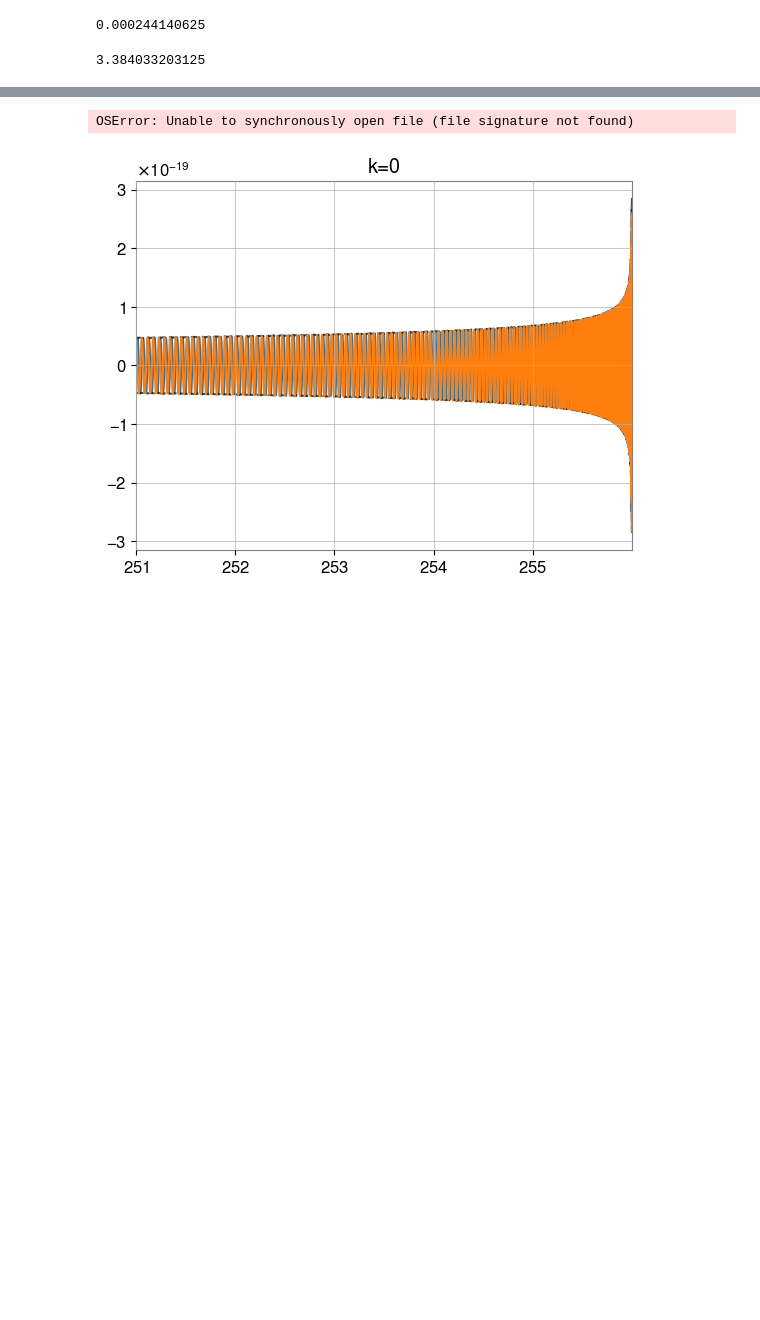
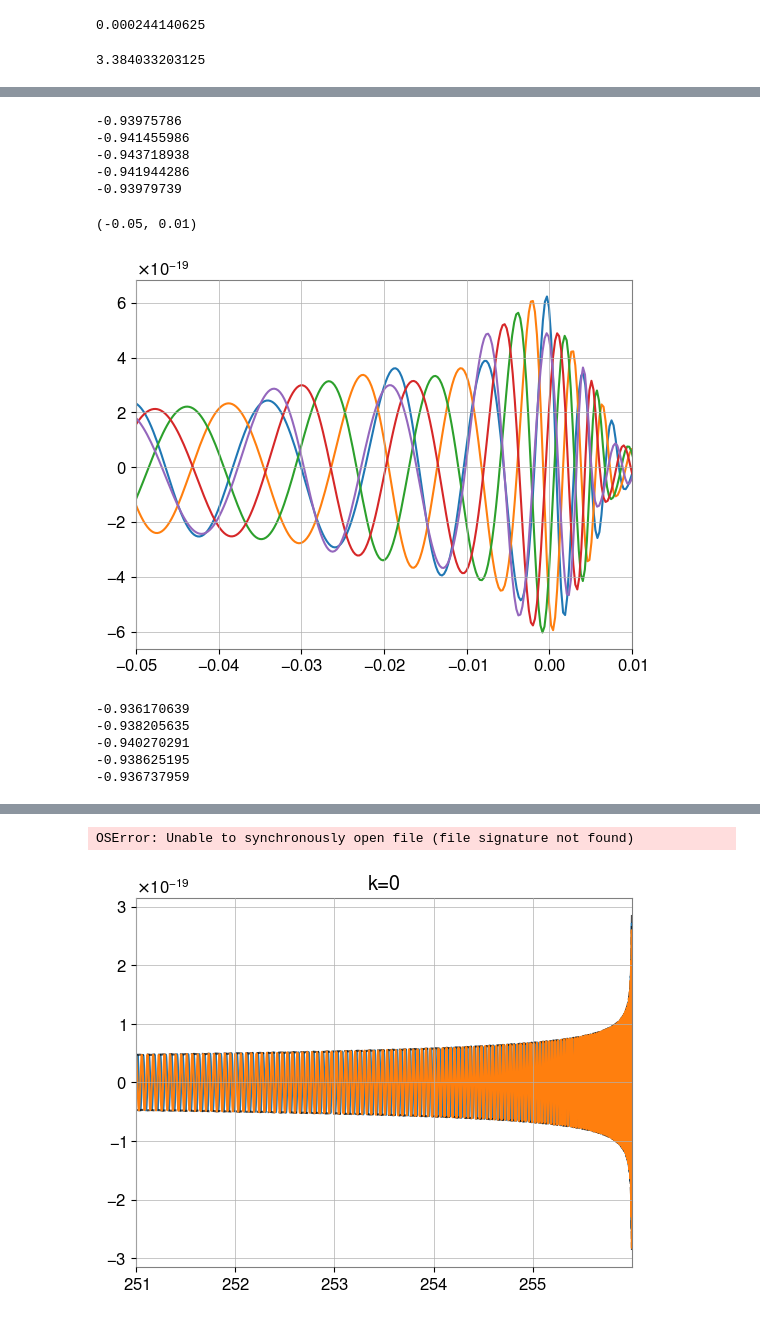
Before and after one commit to BenGPatterson/EccentricPrecession, a Jupyter notebook: ecc_prec_harmonics.ipynb, the cells around one changed output, grey strips where cells are left out. Saved outputs shown, nothing was run; the diff lists cells and outputs as text; code cells hidden in the pictures; blank space fills up the shorter version.

```diff
--- a/ecc_prec_harmonics.ipynb
+++ b/ecc_prec_harmonics.ipynb
@@ -187,11 +220,32 @@ print(h.sample_times[-1])
 # %%
 # Plot example waveform
 for _phase in [0, np.pi/4, 2*np.pi/4, 3*np.pi/4, 4*np.pi/4]:
-    h = gen_prec_wf(20, M, q, theta_jn, phi_jl, _phase, psi, tilt_1, tilt_2, np.pi/2, 0.5, 0, work_in_fd=False, approximant='NRSur7dq2')
+    h = gen_prec_wf(20, M, q, theta_jn, phi_jl, _phase, psi, tilt_1, tilt_2, np.pi/2, 0.5, 0, work_in_fd=False, approximant='NRSur7dq4')
     print(h.sample_times[0])
-    plt.plot(h.sample_times-h.sample_times[0], h)
+    plt.plot(h.sample_times, h)
 
 # plt.plot(h.sample_times, np.abs(h), ls='dashed', c='k', alpha=0.7)
 # plt.plot(h.sample_times, -np.abs(h), ls='dashed', c='k', alpha=0.7)
 # plt.plot(h.imag().sample_times, h.imag())
-plt.xlim(2.5,3)
+plt.xlim(-0.05,0.01)
+# %% [output]
+-0.93975786
+-0.941455986
+-0.943718938
+-0.941944286
+-0.93979739
+(-0.05, 0.01)
+[figure, added]
+# %%
+# Plot example waveform
+hs = []
+phases = [0, np.pi/4, 2*np.pi/4, 3*np.pi/4, 4*np.pi/4]
+for _phase in phases:
+    hs.append(gen_prec_wf(20, M, q, theta_jn, phi_jl, _phase, psi, tilt_1, tilt_2, np.pi/2, 0.5, 0, work_in_fd=False, approximant='SEOBNRv4P'))
+    print(hs[-1].sample_times[0])
+# %% [output]
+-0.936170639
+-0.938205635
+-0.940270291
+-0.938625195
+-0.936737959
```
Also changed, not shown: parts of 9 cells of this notebook.
